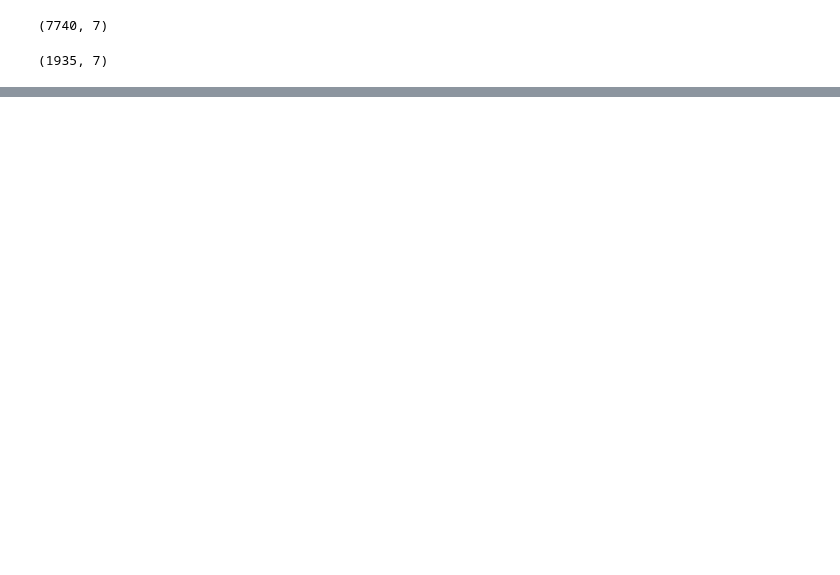
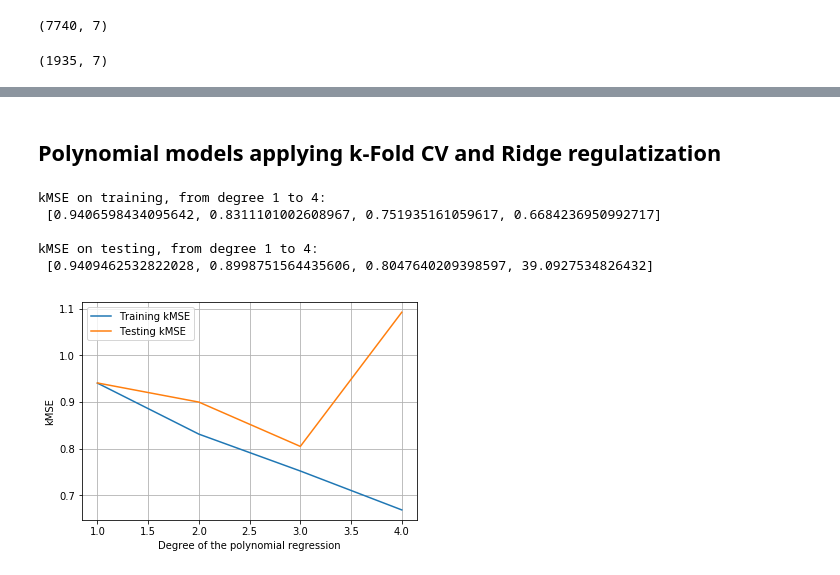
Before and after one commit to AndreaCurtoni/TerrorismDSBA, a Jupyter notebook: First hyp ML.ipynb, the cells around one changed output, grey strips where cells are left out. Drawn from its saved outputs; the diff is of its cells as text; code cells hidden in the pictures; blank space fills up the shorter version.

Commit message:
added more complex models

```diff
--- a/First hyp ML.ipynb
+++ b/First hyp ML.ipynb
@@ -161,3 +162,63 @@ SP.DYN.CBRT.IN    0.242325
 MilitaryExp      -0.019000
 Density          -0.000560
 dtype: float64
+# %% [markdown]
+## Polynomial models applying k-Fold CV and Ridge regulatization
+# %%
+import numpy as np
+from sklearn.preprocessing import scale
+from sklearn.model_selection import KFold
+from sklearn.linear_model import LinearRegression, RidgeCV, LassoCV
+from sklearn.preprocessing import PolynomialFeatures as pol
+from sklearn.pipeline import make_pipeline
+from sklearn import metrics
+from statistics import mean
+import warnings
+warnings.filterwarnings('ignore')
+
+kf = KFold(n_splits=7, shuffle=True, random_state=2) # we are setting 7 folds
+feature_matrix=df_std.loc[:, df_std.columns != 'cnt']
+target_vector=df_std['cnt']
+MSE_tr, MSE_te = [], []
+kMSE_tr, kMSE_te = [],  []
+degrees = [1,2,3,4] # list of different degrees of freedom
+for degree in degrees: # cycle which applies the different degrees of freedom
+    for train_index, test_index in kf.split(feature_matrix): # cycle that performs KCV on a certain polynomial model
+        x_train, x_test = feature_matrix.iloc[train_index], feature_matrix.iloc[test_index]
+        y_train, y_test = target_vector.iloc[train_index], target_vector.iloc[test_index]
+
+        x_train = pd.DataFrame(scale(x_train), index=x_train.index, columns=x_train.columns) # standardization
+        y_train = pd.DataFrame(scale(y_train), index=y_train.index).to_numpy() # standardization
+        x_test = pd.DataFrame(scale(x_test), index=x_test.index, columns=x_test.columns) # standardization
+        y_test = pd.DataFrame(scale(y_test), index=y_test.index).to_numpy() # standardization
+
+        model = make_pipeline(pol(degree), RidgeCV(alphas=(0.01,1.0,100), cv=4))
+        x = model.fit(x_train, y_train.ravel())
+        y_pred_on_training=model.predict(x_train)
+        y_pred=model.predict(x_test)
+        MSE_tr.append(metrics.mean_squared_error(y_train, y_pred_on_training, sample_weight=None, multioutput='uniform_average'))
+        MSE_te.append(metrics.mean_squared_error(y_test, y_pred, sample_weight=None, multioutput='uniform_average'))
+    kMSE_tr.append(mean(MSE_tr))
+    kMSE_te.append(mean(MSE_te))
+    MSE_tr = []
+    MSE_te = []
+print('kMSE on training, from degree 1 to 4:\n', kMSE_tr)
+print('\nkMSE on testing, from degree 1 to 4:\n', kMSE_te)
+# %% [output]
+kMSE on training, from degree 1 to 4:
+ [0.9406598434095642, 0.8311101002608967, 0.751935161059617, 0.6684236950992717]
+
+kMSE on testing, from degree 1 to 4:
+ [0.9409462532822028, 0.8998751564435606, 0.8047640209398597, 39.0927534826432]
+# %%
+kMSE_te[3] = kMSE_te[3] - 38   # value decreased just to have a more readable plot
+plt.plot(degrees, kMSE_tr, label='Training kMSE')
+plt.plot(degrees, kMSE_te, label='Testing kMSE')
+plt.xlabel('Degree of the polynomial regression')
+plt.ylabel('kMSE')
+plt.legend()
+plt.grid()
+
+plt.show()
+# %% [output]
+[figure, added]
```
Also changed, not shown: parts of 10 cells of this notebook.
